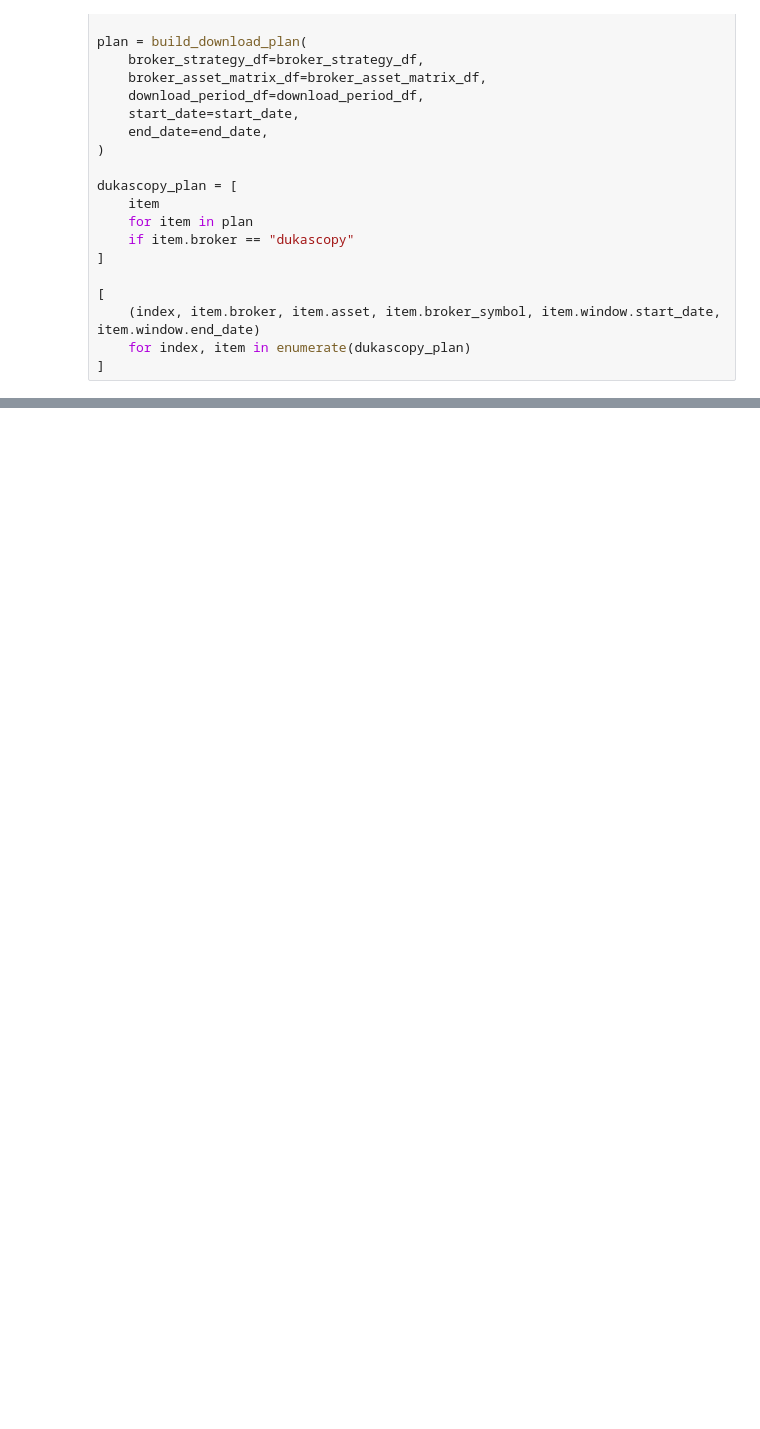
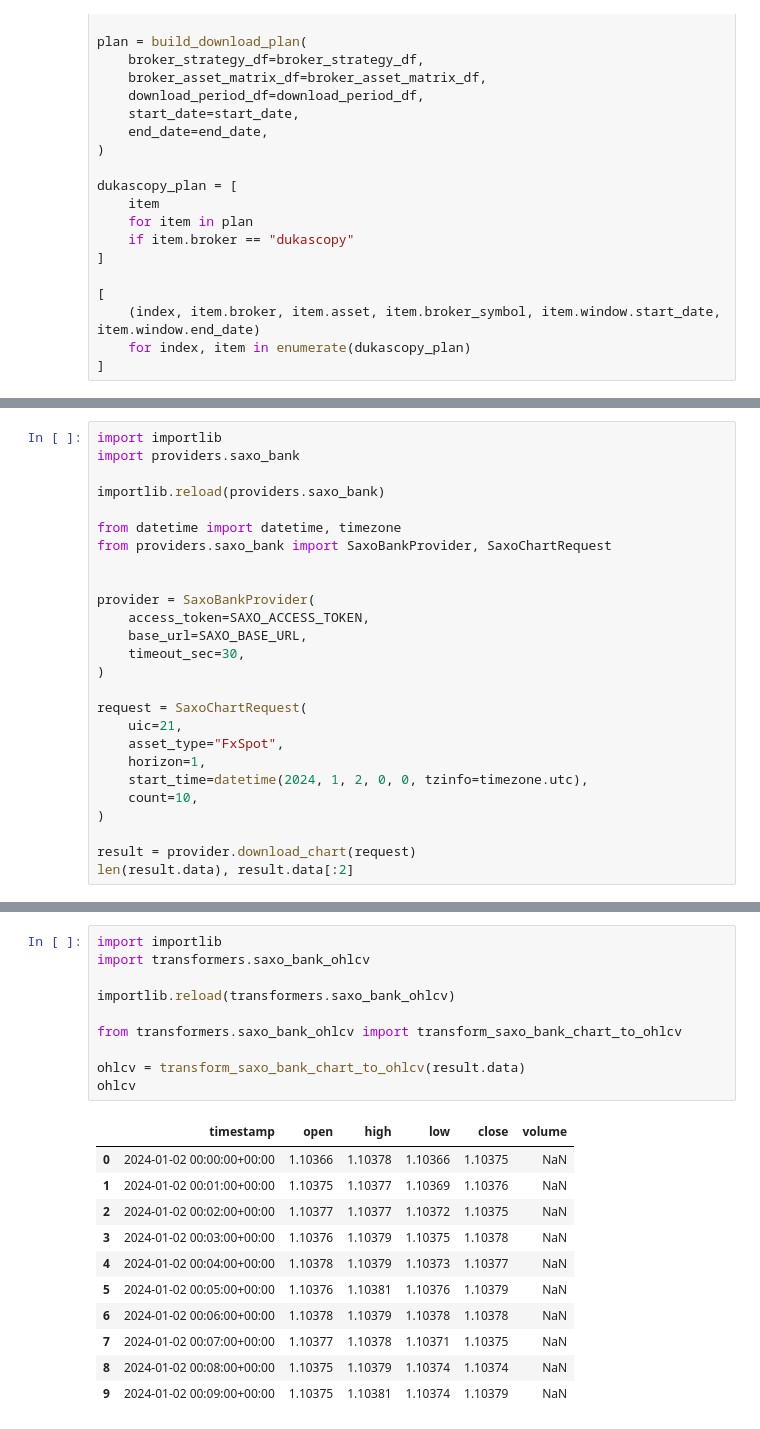
Before and after one commit to tamaskristok/on_lab_v2, a Jupyter notebook: labor.ipynb, the cells around one changed output, grey strips where cells are left out. Cells and saved outputs as stored; diff of their text form; blank space fills up the shorter version.

Commit message:
Add Saxo Bank ingestion pipeline

```diff
--- a/labor.ipynb
+++ b/labor.ipynb
@@ -2446,0 +2624,26 @@ dukascopy_plan = [
+# %%
+import importlib
+import providers.saxo_bank
+
+importlib.reload(providers.saxo_bank)
+
+from datetime import datetime, timezone
+from providers.saxo_bank import SaxoBankProvider, SaxoChartRequest
+
+
+provider = SaxoBankProvider(
+    access_token=SAXO_ACCESS_TOKEN,
+    base_url=SAXO_BASE_URL,
+    timeout_sec=30,
+)
+
+request = SaxoChartRequest(
+    uic=21,
+    asset_type="FxSpot",
+    horizon=1,
+    start_time=datetime(2024, 1, 2, 0, 0, tzinfo=timezone.utc),
+    count=10,
+)
+
+result = provider.download_chart(request)
+len(result.data), result.data[:2]
@@ -2446,0 +2681,22 @@ dukascopy_plan = [
+# %%
+import importlib
+import transformers.saxo_bank_ohlcv
+
+importlib.reload(transformers.saxo_bank_ohlcv)
+
+from transformers.saxo_bank_ohlcv import transform_saxo_bank_chart_to_ohlcv
+
+ohlcv = transform_saxo_bank_chart_to_ohlcv(result.data)
+ohlcv
+# %% [output]
+|  | timestamp | open | high | low | close | volume |
+| 0 | 2024-01-02 00:00:00+00:00 | 1.10366 | 1.10378 | 1.10366 | 1.10375 | NaN |
+| 1 | 2024-01-02 00:01:00+00:00 | 1.10375 | 1.10377 | 1.10369 | 1.10376 | NaN |
+| 2 | 2024-01-02 00:02:00+00:00 | 1.10377 | 1.10377 | 1.10372 | 1.10375 | NaN |
+| 3 | 2024-01-02 00:03:00+00:00 | 1.10376 | 1.10379 | 1.10375 | 1.10378 | NaN |
+| 4 | 2024-01-02 00:04:00+00:00 | 1.10378 | 1.10379 | 1.10373 | 1.10377 | NaN |
+| 5 | 2024-01-02 00:05:00+00:00 | 1.10376 | 1.10381 | 1.10376 | 1.10379 | NaN |
+| 6 | 2024-01-02 00:06:00+00:00 | 1.10378 | 1.10379 | 1.10378 | 1.10378 | NaN |
+| 7 | 2024-01-02 00:07:00+00:00 | 1.10377 | 1.10378 | 1.10371 | 1.10375 | NaN |
+| 8 | 2024-01-02 00:08:00+00:00 | 1.10375 | 1.10379 | 1.10374 | 1.10374 | NaN |
+| 9 | 2024-01-02 00:09:00+00:00 | 1.10375 | 1.10381 | 1.10374 | 1.10379 | NaN |
```
Also changed, not shown: parts of 47 cells of this notebook, 14 other files.
